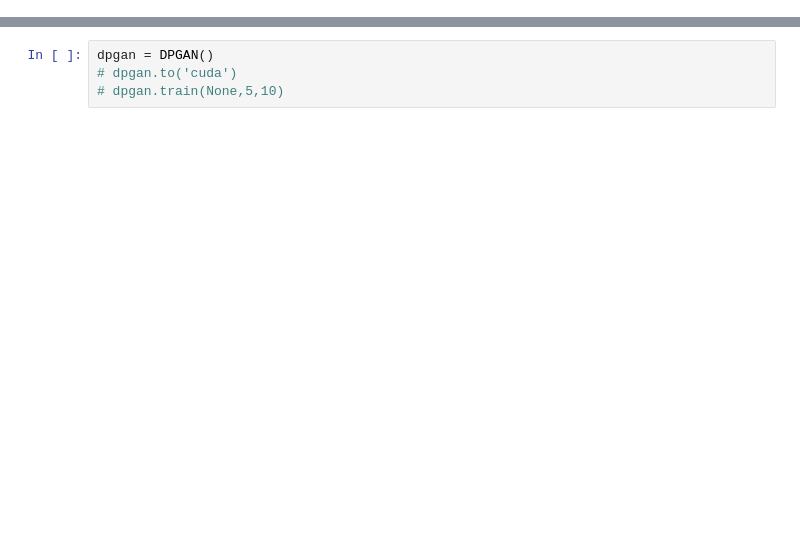
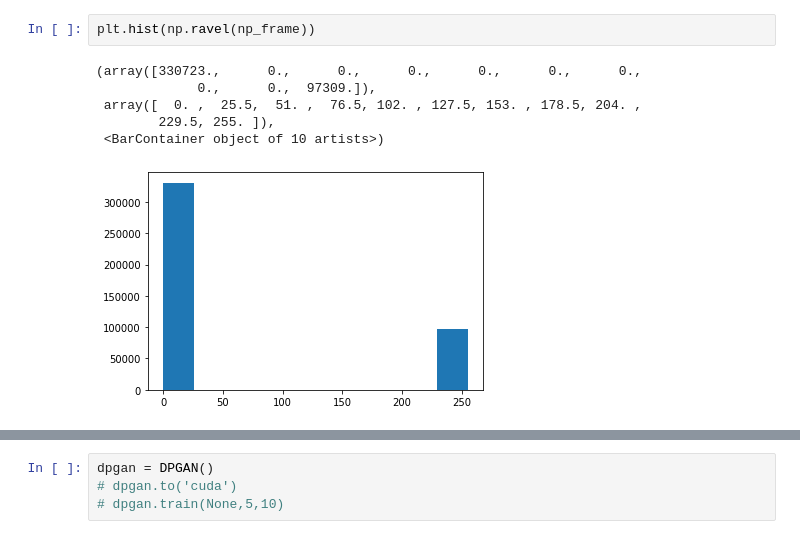
Before and after one commit to KeyiDing/dl_final_project, a Jupyter notebook: GAN_demo.ipynb, the cells around one changed output, grey strips where cells are left out. Saved outputs shown, nothing was run; the diff lists cells and outputs as text; blank space fills up the shorter version.

```diff
--- a/GAN_demo.ipynb
+++ b/GAN_demo.ipynb
@@ -49,0 +70,9 @@ Clipping input data to the valid range for imshow with RGB data ([0..1] for floa
+# %%
+plt.hist(np.ravel(np_frame))
+# %% [output]
+(array([330723.,      0.,      0.,      0.,      0.,      0.,      0.,
+             0.,      0.,  97309.]),
+ array([  0. ,  25.5,  51. ,  76.5, 102. , 127.5, 153. , 178.5, 204. ,
+        229.5, 255. ]),
+ <BarContainer object of 10 artists>)
+[figure, added]
```
Also changed, not shown: parts of 6 cells of this notebook, 4 other files.
